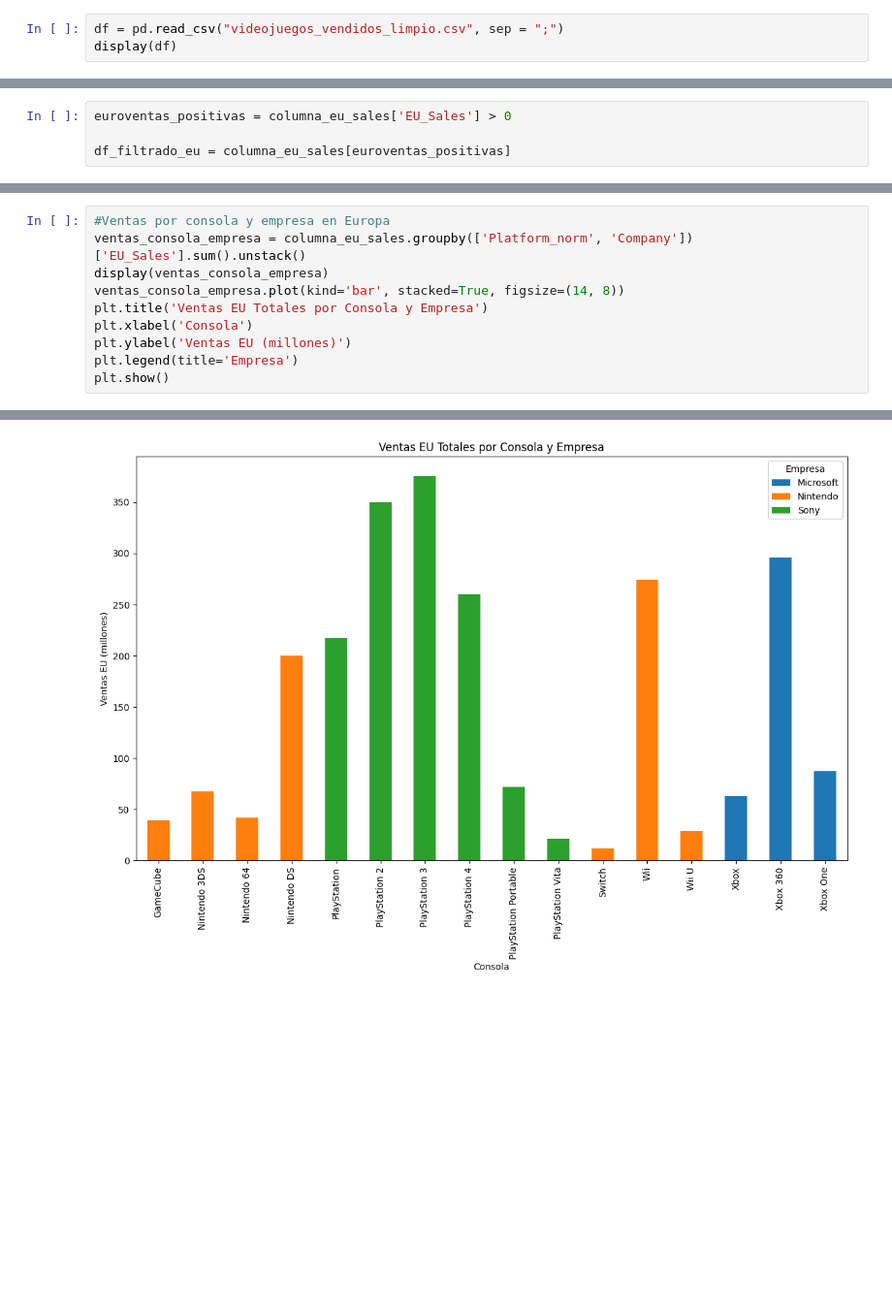
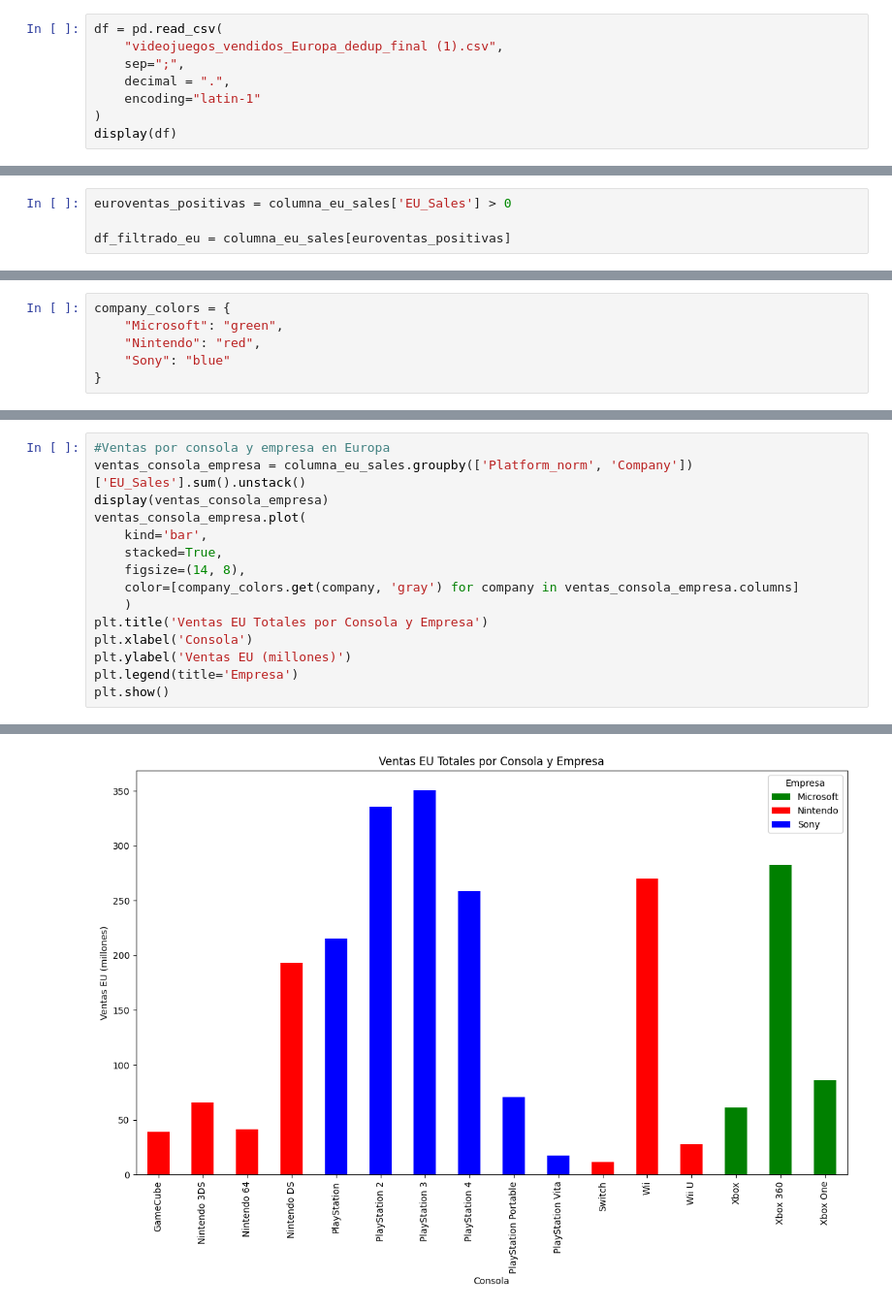
Before and after one commit to JPG250493/EDA_Guerra_de_consolas, a Jupyter notebook: notebooks/Analisis_datos_videojuegos.ipynb, the cells around one changed output, grey strips where cells are left out. Shown at 97% size. Drawn from its saved outputs; the diff is of its cells as text; blank space fills up the shorter version.

```diff
--- a/notebooks/Analisis_datos_videojuegos.ipynb
+++ b/notebooks/Analisis_datos_videojuegos.ipynb
@@ -8,6 +8,11 @@ import os
 
 os.chdir(r"C:\Users\Jenni\OneDrive\Escritorio\EDA_Guerra_de_consolas\data")
 # %%
-df = pd.read_csv("videojuegos_vendidos_limpio.csv", sep = ";")
+df = pd.read_csv(
+    "videojuegos_vendidos_Europa_dedup_final (1).csv",
+    sep=";",
+    decimal = ".",
+    encoding="latin-1"
+)
 display(df)
 # %% [output]
@@ -100,2 +105,8 @@ Sony         1295.53
 Name: EU_Sales, dtype: float64
+# %%
+company_colors = {
+    "Microsoft": "green",
+    "Nintendo": "red",
+    "Sony": "blue"
+}
 # %%
@@ -281,7 +301,12 @@ plt.show()
 #Ventas por consola y empresa en Europa
 ventas_consola_empresa = columna_eu_sales.groupby(['Platform_norm', 'Company'])['EU_Sales'].sum().unstack()
 display(ventas_consola_empresa)
-ventas_consola_empresa.plot(kind='bar', stacked=True, figsize=(14, 8))
+ventas_consola_empresa.plot(
+    kind='bar',
+    stacked=True,
+    figsize=(14, 8),
+    color=[company_colors.get(company, 'gray') for company in ventas_consola_empresa.columns]
+    )
 plt.title('Ventas EU Totales por Consola y Empresa')
 plt.xlabel('Consola')
 plt.ylabel('Ventas EU (millones)')
@@ -309,4 +334,4 @@ plt.show()
-[figure, old version]
+[figure, new version]
 # %%
 #ventas por empresa y generacion en Europa
 ventas_empresa_generacion = columna_eu_sales.groupby(['Company', 'Generation'])['EU_Sales'].sum().unstack()
```
Also changed, not shown: parts of 20 cells of this notebook, 1 other file.
